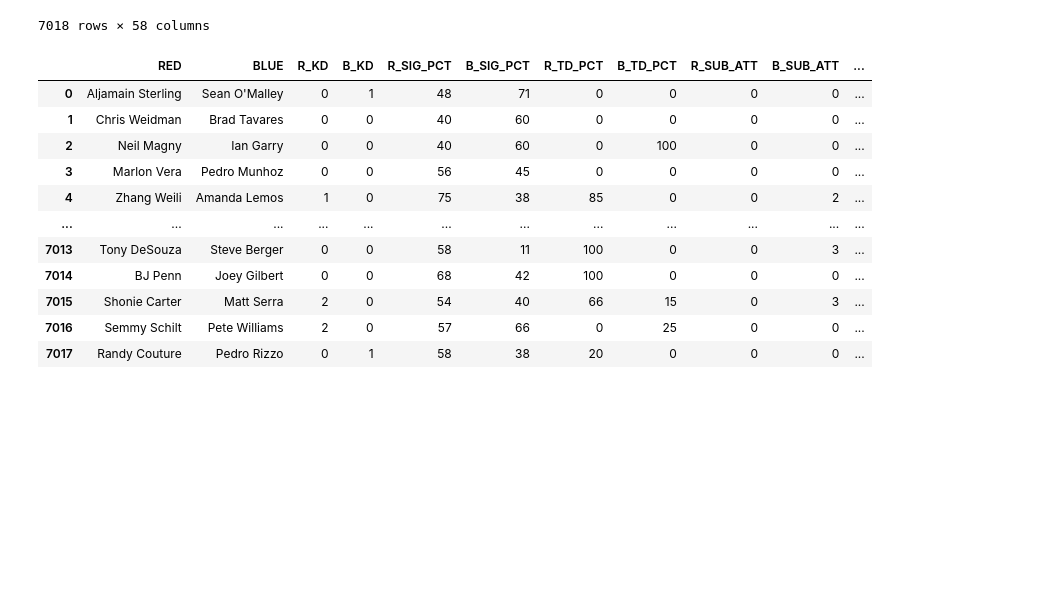
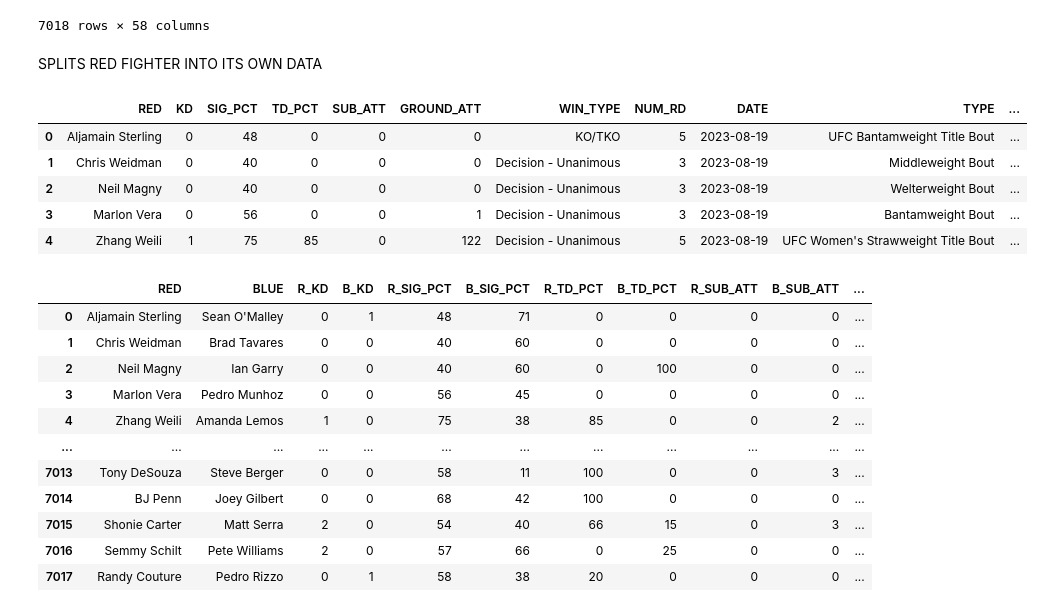
Before and after one commit to TheLevic/data-mining-project, a Jupyter notebook: project.ipynb, the cells around one changed output. Drawn from its saved outputs; the diff is of its cells as text; code cells hidden in the pictures; blank space fills up the shorter version.

Commit message:
SPLITTING RED FIGHTER
NEED TO SPLIT BLUE AND ALTER ANY REFERENCES OF RED AND BLUE TO FIGHTER

```diff
--- a/project.ipynb
+++ b/project.ipynb
@@ -193,6 +189,25 @@ df
 | 7016 | Semmy Schilt | Pete Williams | 2 | 0 | 57 | 66 | --- | 25 | 0 | 0 | ... |
 | 7017 | Randy Couture | Pedro Rizzo | 0 | 1 | 58 | 38 | 20 | --- | 0 | 0 | ... |
 7018 rows × 58 columns
+# %% [markdown]
+SPLITS RED FIGHTER INTO ITS OWN DATA
+# %%
+R_subset = ['RED','R_KD','R_SIG_PCT','R_TD_PCT', 'R_SUB_ATT','R_GROUND_ATT', 'WIN_TYPE', 'NUM_RD', 'DATE', 'TYPE',
+            'R_SIG_STR_SUC', 'R_SIG_STR_ATT', 'R_TOT_STR_SUC', 'R_TOT_STR_ATT', 'R_TD_SUC', 'R_TD_ATT',
+            'R_GROUND_SUC', 'TOTAL_TIME','WINNER', 'LOC', 'REF', 'DATE']
+R_df = df[R_subset]
+R_df = R_df.rename(columns=lambda x: x.replace('R_', ''))
+
+R_df['WINNER'] = np.where(R_df['WINNER'] == R_df['RED'], 1, 0)
+
+R_df.head()
+# %% [output]
+|  | RED | KD | SIG_PCT | TD_PCT | SUB_ATT | GROUND_ATT | WIN_TYPE | NUM_RD | DATE | TYPE | ... |
+| 0 | Aljamain Sterling | 0 | 48 | 0 | 0 | 0 | KO/TKO | 5 | 2023-08-19 | UFC Bantamweight Title Bout | ... |
+| 1 | Chris Weidman | 0 | 40 | 0 | 0 | 0 | Decision - Unanimous | 3 | 2023-08-19 | Middleweight Bout | ... |
+| 2 | Neil Magny | 0 | 40 | 0 | 0 | 0 | Decision - Unanimous | 3 | 2023-08-19 | Welterweight Bout | ... |
+| 3 | Marlon Vera | 0 | 56 | 0 | 0 | 1 | Decision - Unanimous | 3 | 2023-08-19 | Bantamweight Bout | ... |
+| 4 | Zhang Weili | 1 | 75 | 85 | 0 | 122 | Decision - Unanimous | 5 | 2023-08-19 | UFC Women's Strawweight Title Bout | ... |
 # %%
 df.replace("---", int(0), inplace=True)
 
```
Also changed, not shown: parts of 1 cell of this notebook.
